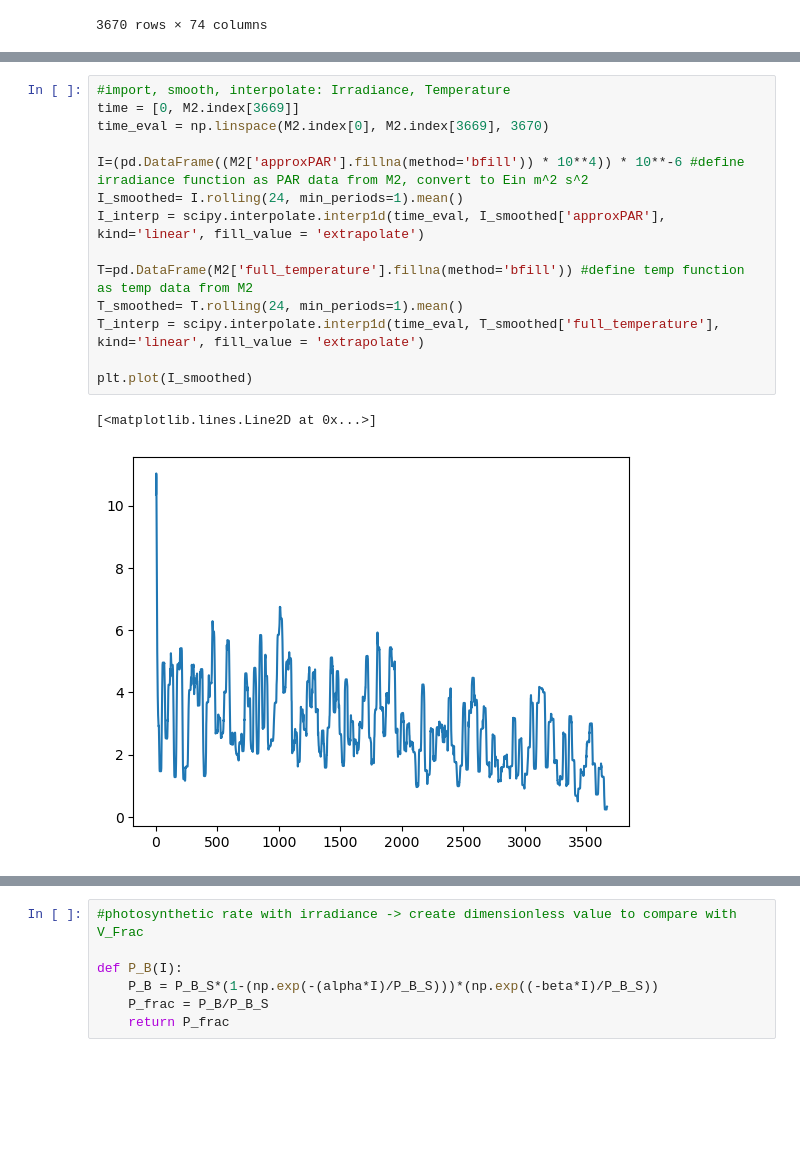
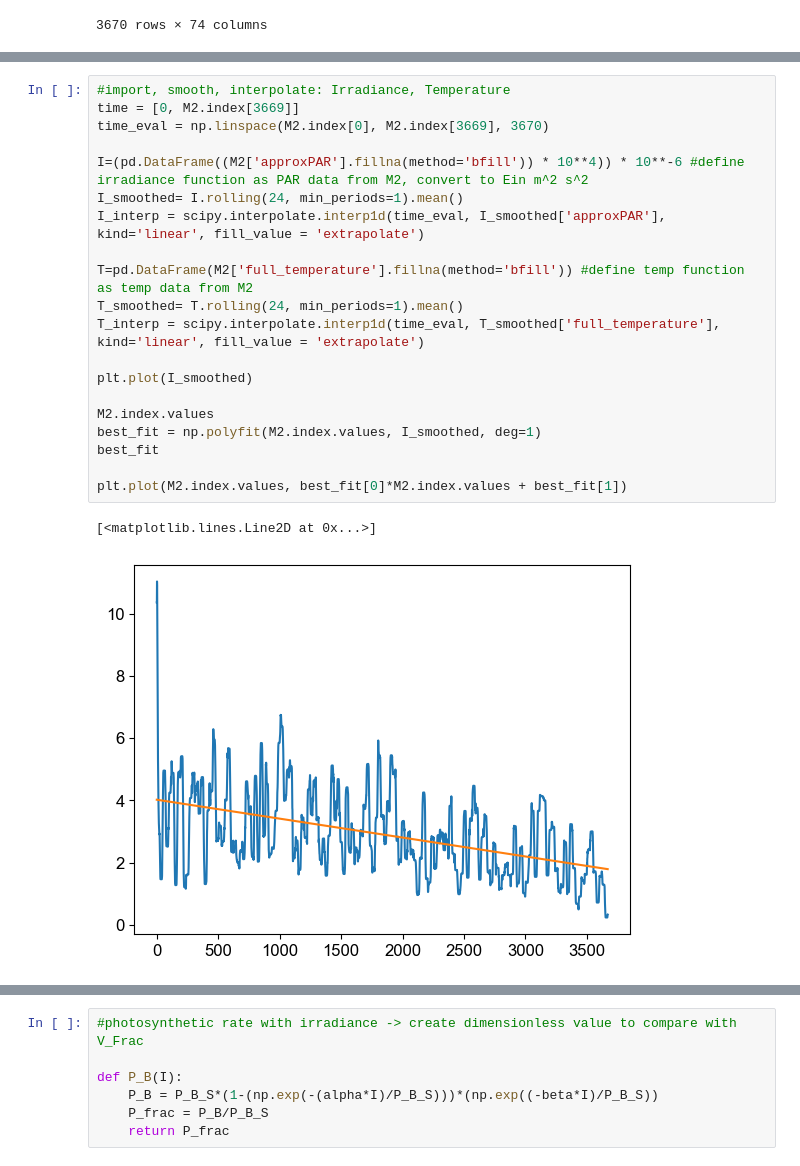
Before and after one commit to ashah1030/senior_thesis, a Jupyter notebook: NP_timeseries_fallbloom.ipynb, the cells around one changed output, grey strips where cells are left out. Saved outputs shown, nothing was run; the diff lists cells and outputs as text; blank space fills up the shorter version.

```diff
--- a/NP_timeseries_fallbloom.ipynb
+++ b/NP_timeseries_fallbloom.ipynb
@@ -46,17 +58,23 @@ Text(0, 0.5, 'Temp °C')
 # %%
 #import, smooth, interpolate: Irradiance, Temperature
 time = [0, M2.index[3669]]
 time_eval = np.linspace(M2.index[0], M2.index[3669], 3670)
 
 I=(pd.DataFrame((M2['approxPAR'].fillna(method='bfill')) * 10**4)) * 10**-6 #define irradiance function as PAR data from M2, convert to Ein m^2 s^2
 I_smoothed= I.rolling(24, min_periods=1).mean()
 I_interp = scipy.interpolate.interp1d(time_eval, I_smoothed['approxPAR'], kind='linear', fill_value = 'extrapolate')
 
 T=pd.DataFrame(M2['full_temperature'].fillna(method='bfill')) #define temp function as temp data from M2
 T_smoothed= T.rolling(24, min_periods=1).mean()
 T_interp = scipy.interpolate.interp1d(time_eval, T_smoothed['full_temperature'], kind='linear', fill_value = 'extrapolate')
 
 plt.plot(I_smoothed)
+
+M2.index.values
+best_fit = np.polyfit(M2.index.values, I_smoothed, deg=1)
+best_fit
+
+plt.plot(M2.index.values, best_fit[0]*M2.index.values + best_fit[1])
 # %% [output]
 [<matplotlib.lines.Line2D at 0x...>]
-[figure, old version]
+[figure, new version]
```
Also changed, not shown: parts of 17 cells of this notebook.
